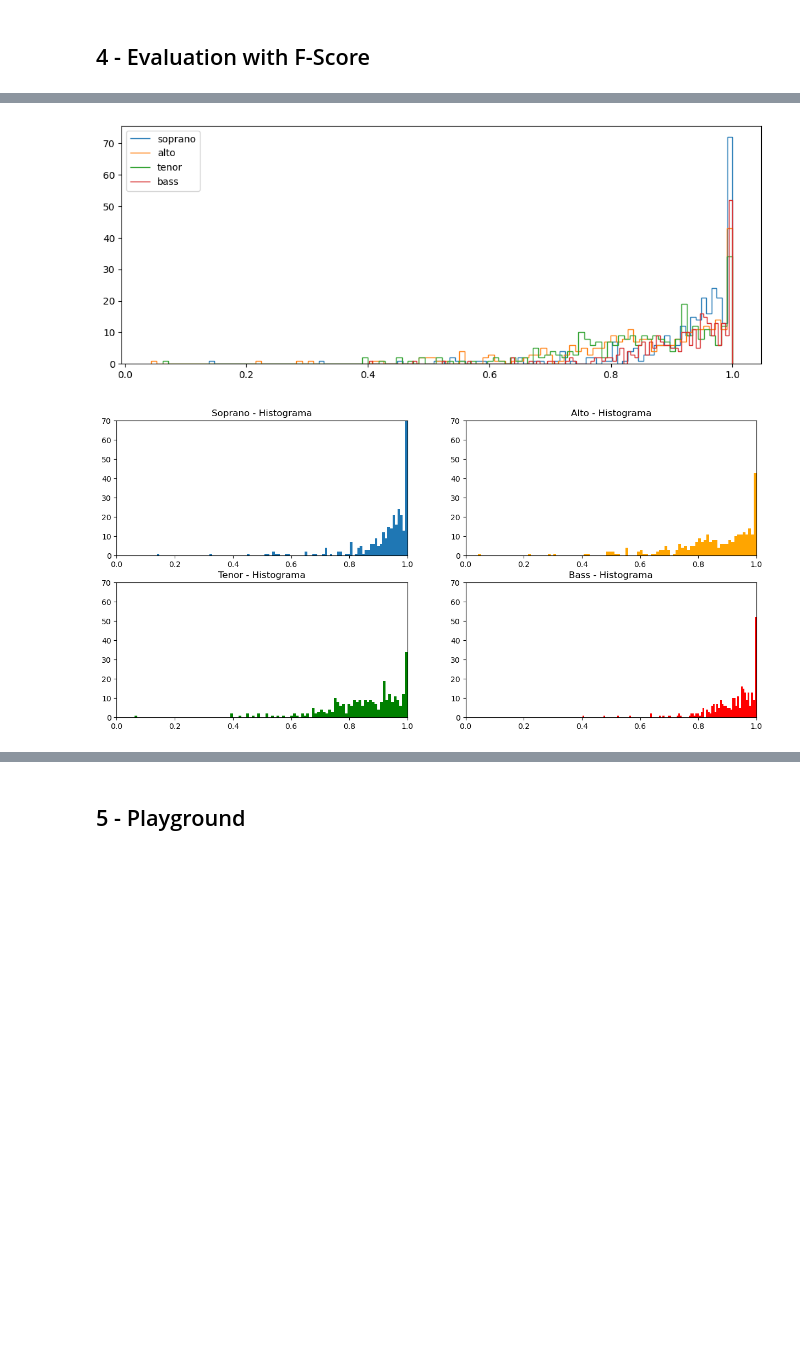
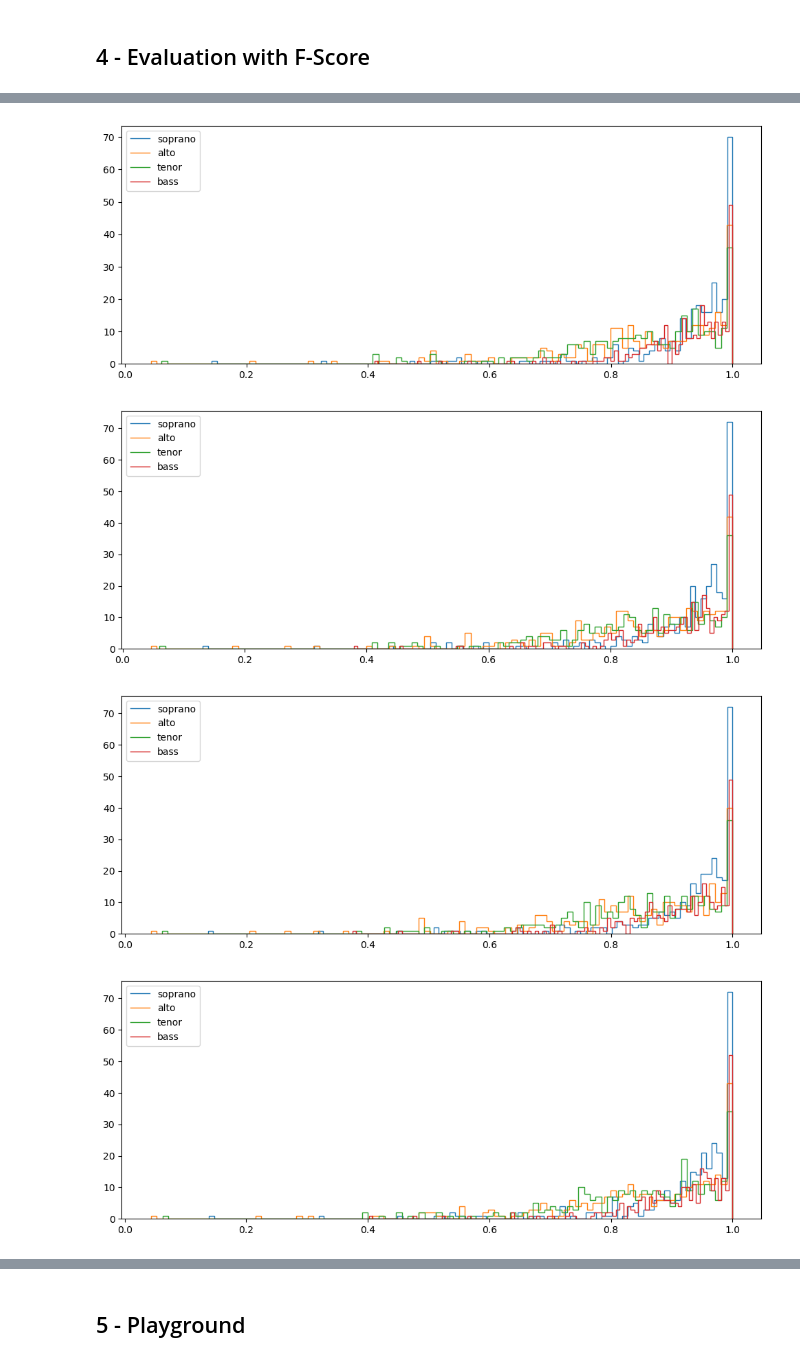
Before and after one commit to Xornotor/VocalAssignment-SSCS, a Jupyter notebook: SSCS_Training.ipynb, the cells around one changed output, grey strips where cells are left out. Drawn from its saved outputs; the diff is of its cells as text; code cells hidden in the pictures; blank space fills up the shorter version.

Commit message:
Treinos 5 e 6

```diff
--- a/SSCS_Training.ipynb
+++ b/SSCS_Training.ipynb
@@ -22,13 +26,15 @@ ds_train = sscs.get_dataset(split='train', end_index=1000)
 ds_val = sscs.get_dataset(split='validate', end_index=300)
 ds_test = sscs.get_dataset(split='test', end_index=300)
 # %%
-#ckpt_dir = './Checkpoints/mask_voas_treino1.keras'
+ckpt_dir = './Checkpoints/mask_voas_treino1.keras'
 #ckpt_dir = './Checkpoints/mask_voas_treino2_tracked.keras'
 #ckpt_dir = './Checkpoints/mask_voas_treino3_tracked.keras'
-ckpt_dir = './Checkpoints/mask_voas_treino4_tracked.keras'
-mask_voas_cnn = sscs.mask_voas_cnn_model(l_rate = 5e-3)
+#ckpt_dir = './Checkpoints/mask_voas_treino4_tracked.keras'
+#ckpt_dir = './Checkpoints/mask_voas_treino5_tracked.keras'
+#ckpt_dir = './Checkpoints/mask_voas_treino6_tracked.keras'
+mask_voas_cnn = sscs.mask_voas_cnn_model(l_rate = 2e-3)
 
 #print(mask_voas_cnn.summary())
 
-#sscs.load_weights(mask_voas_cnn, ckpt_dir=ckpt_dir)
-sscs.train(mask_voas_cnn, ds_train, ds_val, epochs=30, save_model=True, ckpt_dir=ckpt_dir)
+sscs.load_weights(mask_voas_cnn, ckpt_dir=ckpt_dir)
+#sscs.train(mask_voas_cnn, ds_train, ds_val, epochs=50, save_model=True, ckpt_dir=ckpt_dir)
@@ -161,35 +80,0 @@ b_counts, b_bins = np.histogram(f_scores[3], bins=100)
-# %%
-plt.figure(figsize=(12,4.5))
-plt.stairs(s_counts, s_bins, label='soprano')
-plt.stairs(a_counts, a_bins, label='alto')
-plt.stairs(t_counts, t_bins, label='tenor')
-plt.stairs(b_counts, b_bins, label='bass')
-plt.legend()
-plt.show()
-# %% [output]
-[figure, removed]
-# %%
-fig, axs = plt.subplots(2, 2, figsize=(15, 7))
-axs[0][0].stairs(s_counts, s_bins, fill=True)
-axs[0][0].set_title("Soprano - Histograma")
-axs[0][0].set_xlim([0, 1])
-axs[0][0].set_ylim([0, 70])
-
-axs[0][1].stairs(a_counts, a_bins, fill=True, color='orange')
-axs[0][1].set_title("Alto - Histograma")
-axs[0][1].set_xlim([0, 1])
-axs[0][1].set_ylim([0, 70])
-
-axs[1][0].stairs(t_counts, t_bins, fill=True, color='green')
-axs[1][0].set_title("Tenor - Histograma")
-axs[1][0].set_xlim([0, 1])
-axs[1][0].set_ylim([0, 70])
-
-axs[1][1].stairs(b_counts, b_bins, fill=True, color='red')
-axs[1][1].set_title("Bass - Histograma")
-axs[1][1].set_xlim([0, 1])
-axs[1][1].set_ylim([0, 70])
-
-plt.show()
-# %% [output]
-[figure, removed]
@@ -210,3 +83,17 @@ f_scr1 = np.load("./Evaluation_Data/f-scores_treino1.npy")
 f_scr2 = np.load("./Evaluation_Data/f-scores_treino2_tracked.npy")
 f_scr3 = np.load("./Evaluation_Data/f-scores_treino3_tracked.npy")
 f_scr4 = np.load("./Evaluation_Data/f-scores_treino4_tracked.npy")
+f_scr5 = np.load("./Evaluation_Data/f-scores_treino5_tracked.npy")
+f_scr6 = np.load("./Evaluation_Data/f-scores_treino5_tracked.npy")
+# %%
+sscs.joint_f_histograms(f_scr1)
+sscs.joint_f_histograms(f_scr2)
+sscs.joint_f_histograms(f_scr3)
+sscs.joint_f_histograms(f_scr4)
+sscs.joint_f_histograms(f_scr5)
+sscs.joint_f_histograms(f_scr6)
+# %% [output]
+[figure, added]
+[figure, added]
+[figure, added]
+[figure, added]
```
Also changed, not shown: parts of 11 cells of this notebook, 11 other files.
